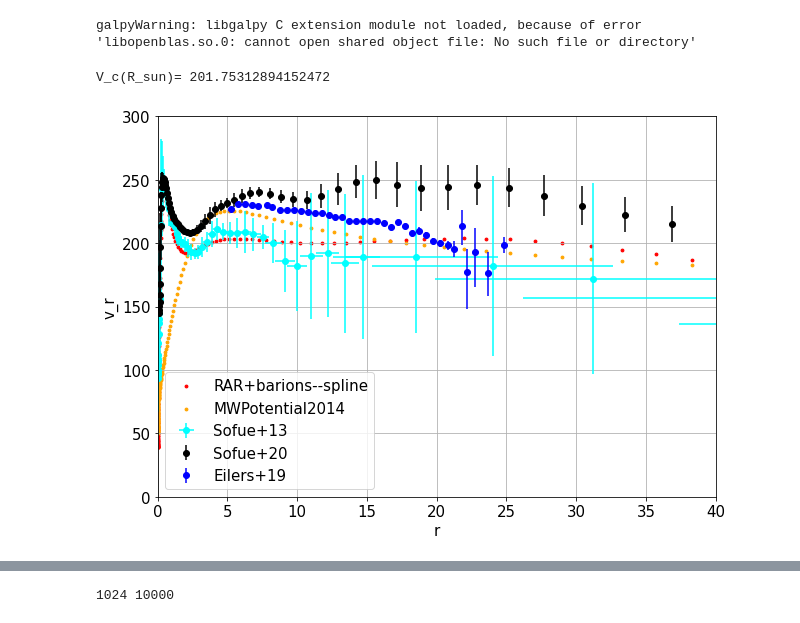
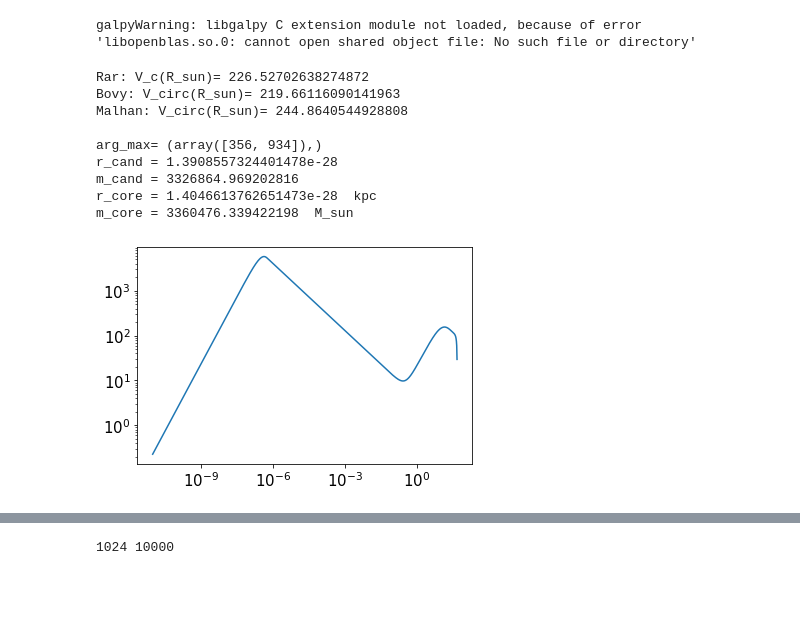
Before and after one commit to martinmestre/stream-fit, a Jupyter notebook: orbitpot_model/rotation_curve.ipynb, the cells around one changed output, grey strips where cells are left out. Saved outputs shown, nothing was run; the diff lists cells and outputs as text; code cells hidden in the pictures; blank space fills up the shorter version.

```diff
--- a/orbitpot_model/rotation_curve.ipynb
+++ b/orbitpot_model/rotation_curve.ipynb
@@ -25,9 +28,15 @@ galpyWarning: libgalpy C extension module not loaded, because of error 'libopenb
 import accelerations as ac
 import potential_classes as pot
 
+c=2.997925e5  # km s^-1
+kpc2cm = 3.0856776e+21 #cm/kpc
+sec2rad = np.pi/(180.*60**2)
+cm2kpc = 1.0/kpc2cm
+
 
 def accel_mw(x,y,z):
     return bulge.accel(x,y,z)+thin.accel(x,y,z)+thick.accel(x,y,z)+halo.accel(x,y,z)
+    # return halo.accel(x,y,z)
 
 def grad_mw(x,y,z):
     return -accel_mw(x,y,z)
@@ -40,7 +49,17 @@ def galpy_vcirc(r):
     a= mwp[0].vcirc(r*u.kpc)
     b= mwp[1].vcirc(r*u.kpc)
     c= mwp[2].vcirc(r*u.kpc)
-    return np.sqrt(a*a+b*b+c*c)
+    return np.sqrt(a*a+b*b+c*c)*220.0
+
+def malhan_vcirc(r):
+    bp= PowerSphericalPotentialwCutoff(alpha=1.8,rc=1.9/8.,normalize=0.05)
+    mp= MiyamotoNagaiPotential(a=3./8.,b=0.28/8.,normalize=.6)
+    hp=TriaxialNFWPotential(a=16.0/8.,b=1.0,c=0.82,normalize=0.59)
+    mw = bp+mp+hp
+    v0=mw[0].vcirc(r*u.kpc)
+    v1=mw[1].vcirc(r*u.kpc)
+    v2=mw[2].vcirc(r*u.kpc)
+    return np.sqrt(v0*v0+v1*v1+v2*v2)*220.0
 
 # Set rotation data
 exec(open("./vel_Sofue13.py").read())
@@ -54,40 +73,82 @@ bulge = pot.Plummer(460.0*M_gal,0.3)
 thin = pot.MiyamotoNagai(1700.0*M_gal,5.3,0.25)
 thick= pot.MiyamotoNagai(1700.0*M_gal,2.6,0.8)
 
 
 # Set halo potential
 ener_f = 56.0  # keV
-theta_0, W_0, beta_0 = 3.77780827e+01, 6.63468885e+01, 1.20446329e-05
+# theta_0, W_0, beta_0 = 3.77780827e+01, 6.63468885e+01, 1.20446329e-05
+theta_0 = 3.555983357444605275e+01
+W_0 = theta_0 + 2.695065692279481695e+01
 # theta_0 = 3.623511473208260014e+01
 # W_0 = theta_0 + 2.745737545624503895e+01
-# beta_0 = 1.1977e-5
+# theta_0 = 3.595711139271328705e+01
+# W_0 = theta_0 + 2.725291292672873666e+01
+beta_0 = 1.1977e-5
+beta_0 = 1.20446329e-05
 param = np.array([ener_f,theta_0, W_0, beta_0 ])
 halo = pot.RAR(param)
 
+
 # Compute circular velocities
-r_vec=np.logspace(-3,3,200)
+r_vec=np.logspace(-11,2,1000)
 v_vec = [rot_vel_mw(x) for x in r_vec]
-v_galpy = [220*galpy_vcirc(x) for x in r_vec]
-print('V_c(R_sun)=',rot_vel_mw(8.129))
+v_galpy = [galpy_vcirc(x) for x in r_vec]
+v_malhan = [malhan_vcirc(x) for x in r_vec]
+print('Rar: V_c(R_sun)=',rot_vel_mw(8.122))
+print('Bovy: V_circ(R_sun)=', galpy_vcirc(8.122))
+print('Malhan: V_circ(R_sun)=', malhan_vcirc(8.122))
 
+
+def v_circ_gr(r):
+    return np.sqrt(0.5*c*c*r*halo.dnu(r))
+
+def get_core(r):
+    arg_max = argrelextrema(v_circ_gr(r), np.greater)
+    print('arg_max=',arg_max)
+    arg_first_max = arg_max[0][0]
+    r_cand = r[arg_first_max]
+    bounds=np.array([r_cand*0.5,r_cand*1.5])
+    r_core=optimize.fminbound(lambda r: -v_circ_gr(r),bounds[0],bounds[1],xtol=0.5e-14,maxfun=1000)
+    m_core=cfg.mass_spline(r_core)
+    print('r_cand =', r_cand*cm2kpc)
+    print('m_cand =', cfg.mass_spline(r_cand))
+    print('r_core =', r_core*cm2kpc,' kpc')
+    print('m_core =', m_core, ' M_sun')
+    plt.plot(r, v_circ_gr(r))
+    plt.xscale('log')
+    plt.yscale('log')
+    plt.show()
+    return r_core, m_core
+
+get_core(r_vec)
 
 # Plot
 fig = plt.figure(figsize=(10,7))
 font = {"size": 15}
 plt.rc('font', **font)
 plt.scatter(r_vec,v_vec,s=8,marker='o', color='red', label='RAR+barions--spline')
 plt.scatter(r_vec,v_galpy,s=8,marker='o', color='orange',label='MWPotential2014')
+plt.scatter(r_vec,v_malhan,s=8,marker='o', color='green',label='Malhan+19')
+plt.scatter(r_vec,v_circ_gr(r_vec), s=8,marker='o', color='violet',label='halo with dnu')
 plt.errorbar(v_Sof['r']/1.e3, v_Sof['v'], xerr=v_Sof['err_r']/1.e3 ,yerr=v_Sof['err_v'], fmt='o', color='cyan', label='Sofue+13')
 plt.errorbar(v_Sof20['Radius'],v_Sof20['Velocity'],yerr=v_Sof20['Error'],fmt='o',color='black',label='Sofue+20')
 plt.errorbar(v_Eilers['r'],v_Eilers['v'],yerr=asym_error,fmt='o',color='blue',label='Eilers+19')
 plt.xlim(0,40)
 plt.ylim(0,300)
-plt.xlabel('r')
-plt.ylabel('v_r')
+plt.xlabel(r'$r$ [kpc]')
+plt.ylabel(r'$v_r$ [km/s]')
 plt.grid(True)
 plt.legend()
-#plt.xscale('symlog')
+# plt.xscale('log')
 plt.savefig('plots/rotation_curve.png')
 # %% [output]
-V_c(R_sun)= 201.75312894152472
+Rar: V_c(R_sun)= 226.52702638274872
+Bovy: V_circ(R_sun)= 219.66116090141963
+Malhan: V_circ(R_sun)= 244.8640544928808
+
+arg_max= (array([356, 934]),)
+r_cand = 1.3908557324401478e-28
+m_cand = 3326864.969202816
+r_core = 1.4046613762651473e-28  kpc
+m_core = 3360476.339422198  M_sun
-[figure, old version]
+[figure, new version]
```
Also changed, not shown: parts of 2 cells of this notebook, 50 other files.
